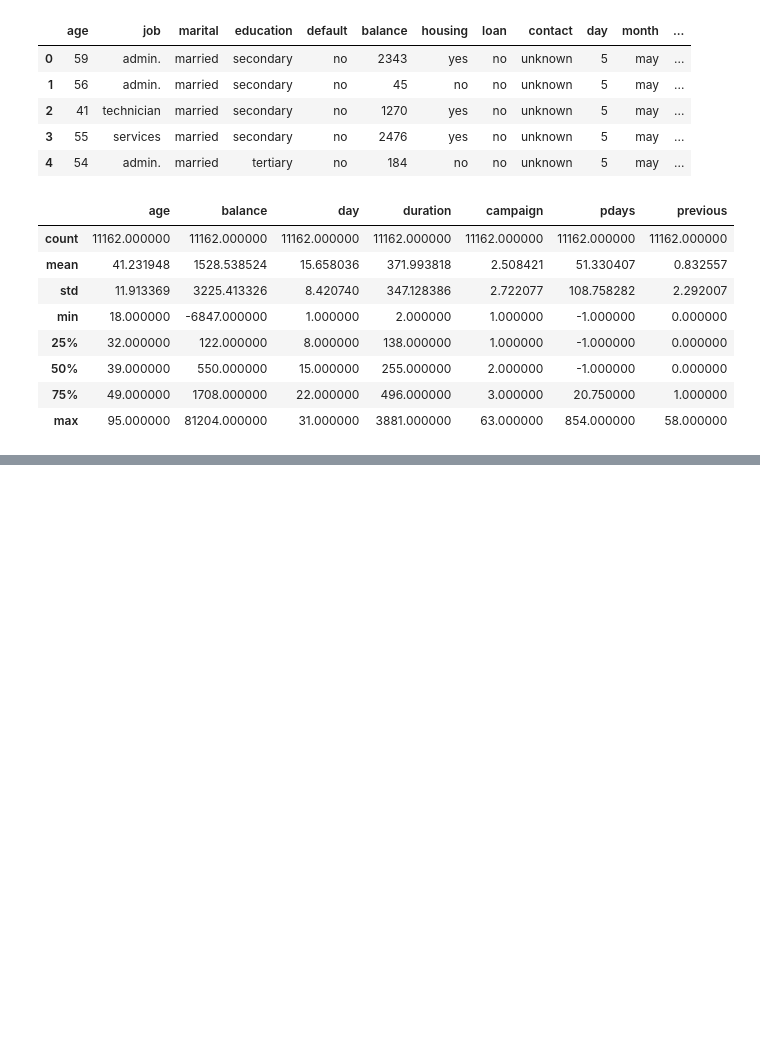
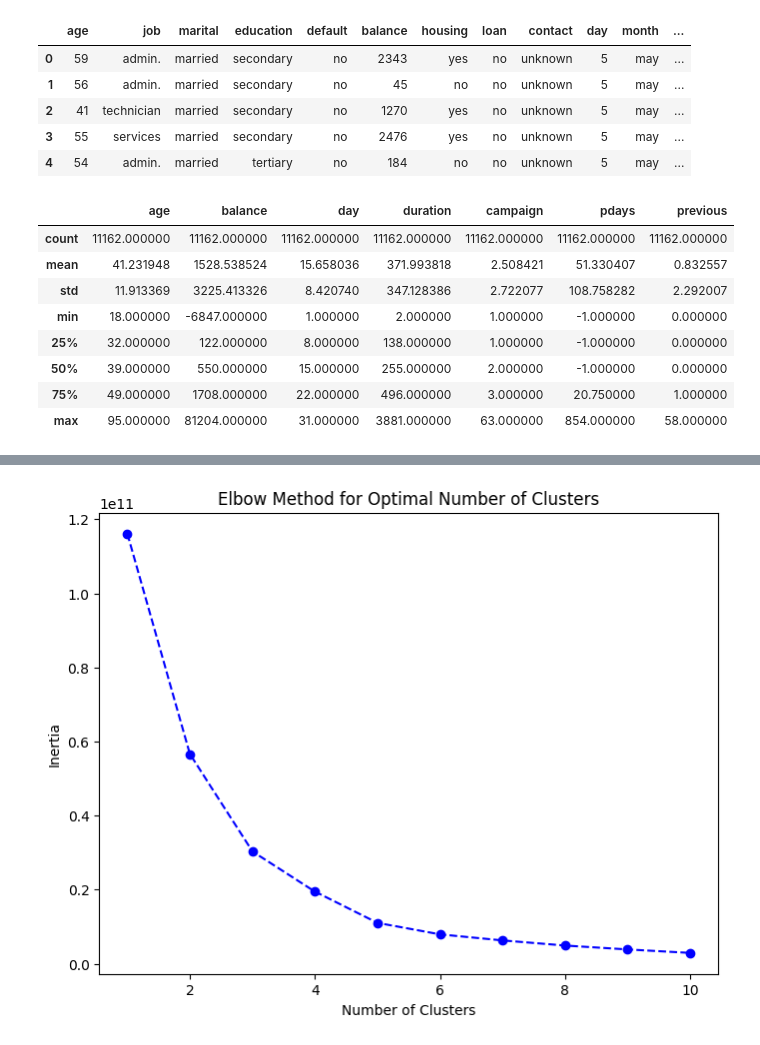
Before and after one commit to victormuuo07/PennyPal-System, a Jupyter notebook: pennypal-system.ipynb, the cells around one changed output, grey strips where cells are left out. Saved outputs shown, nothing was run; the diff lists cells and outputs as text; code cells hidden in the pictures; blank space fills up the shorter version.

```diff
--- a/pennypal-system.ipynb
+++ b/pennypal-system.ipynb
@@ -791,0 +919,18 @@ df4.describe()
+# %%
+# 4. Elbow PLot
+inertia_values = []
+k_range = range(1, 11)
+
+for k in k_range:
+    kmeans = KMeans(n_clusters=k)
+    kmeans.fit(df4[['age', 'balance']])
+    inertia_values.append(kmeans.inertia_)
+
+plt.figure(figsize=(8, 6))
+plt.plot(k_range, inertia_values, marker='o', color='b', linestyle= '--')
+plt.title('Elbow Method for Optimal Number of Clusters')
+plt.xlabel('Number of Clusters')
+plt.ylabel('Inertia')
+plt.show()
+# %% [output]
+[figure, added]
```
Also changed, not shown: parts of 25 cells of this notebook.
